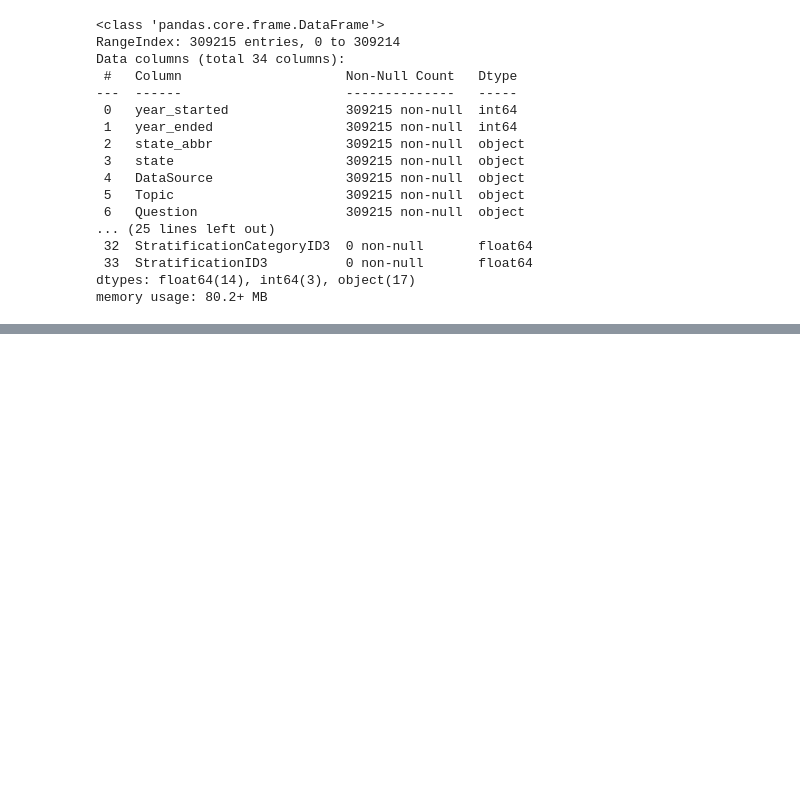
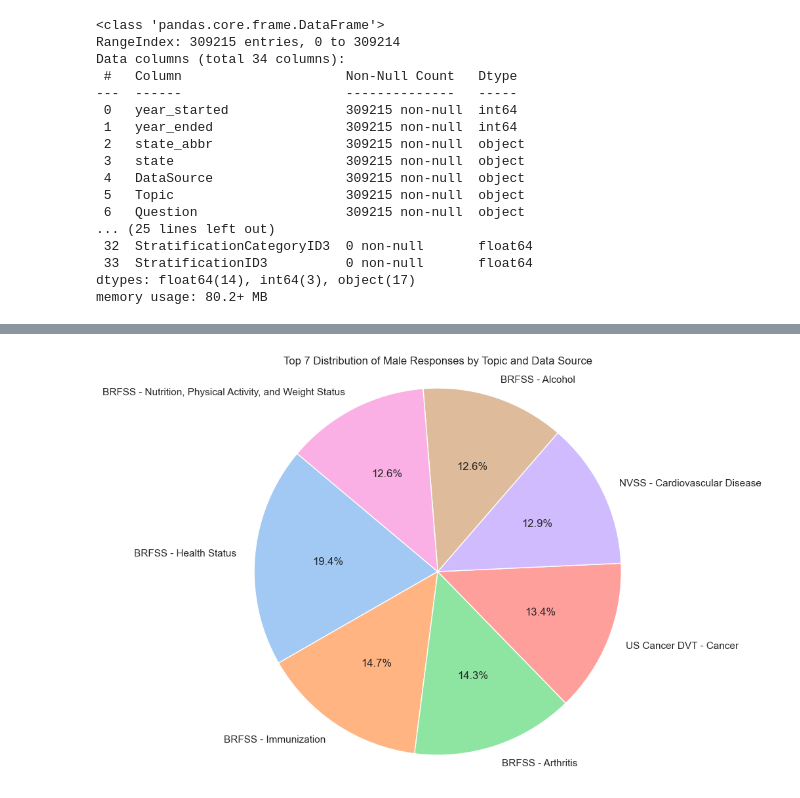
Before and after one commit to Nathan-Savage/chronic_diseases_project, a Jupyter notebook: Frenci.ipynb, the cells around one changed output, grey strips where cells are left out. Cells and saved outputs as stored; diff of their text form; code cells hidden in the pictures; blank space fills up the shorter version.

```diff
--- a/Frenci.ipynb
+++ b/Frenci.ipynb
@@ -132,0 +281,6 @@ chronic_disease_df_drop.head()
+# %%
+grouped_male_df = grouped_counts.reset_index(name='Male')
+
+# Sort the 'grouped_male_female_df' DataFrame based on the 'Male' column in ascending order
+grouped_male_df_sorted = grouped_male_df.sort_values(by='Male', ascending=False)
+grouped_male_df_sorted.head()
@@ -132,0 +294,18 @@ chronic_disease_df_drop.head()
+# %%
+pie_chart= pd.DataFrame(grouped_male_df_sorted)
+
+# Sort by 'Male' column in descending order and select the top 10
+df_top10 = grouped_male_df_sorted.sort_values(by='Male', ascending=False).head(7)
+
+# Combine DataSource and Topic for better labeling
+labels = [f"{ds} - {topic}" for ds, topic in zip(df_top10['DataSource'], df_top10['Topic'])]
+sizes = df_top10['Male']
+
+# Plot Pie Chart
+plt.figure(figsize=(10, 8))
+plt.pie(sizes, labels=labels, autopct='%1.1f%%', startangle=140, colors=sns.color_palette('pastel'))
+plt.title('Top 7 Distribution of Male Responses by Topic and Data Source')
+plt.axis('equal')  # Ensures the pie is a perfect circle
+plt.show()
+# %% [output]
+[figure, added]
```
Also changed, not shown: parts of 13 cells of this notebook.
